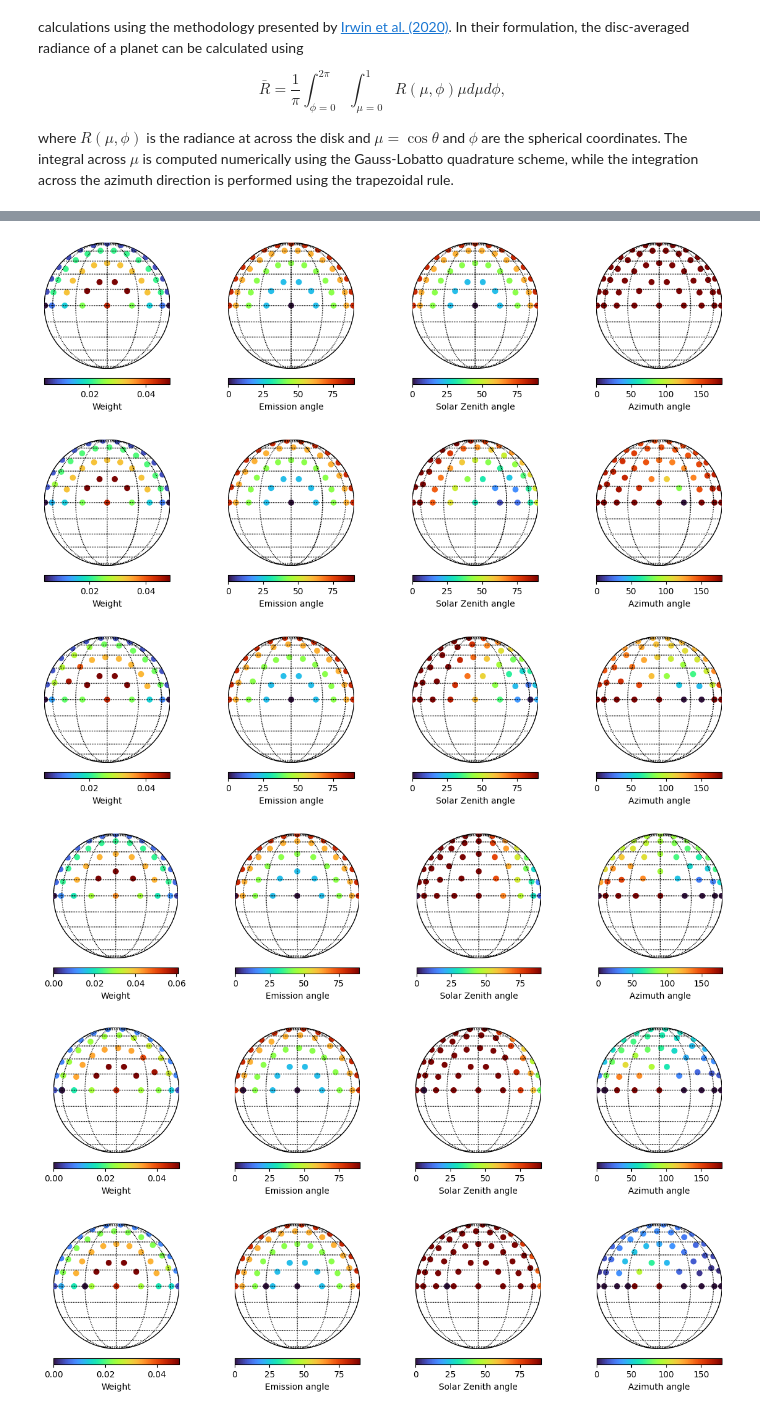
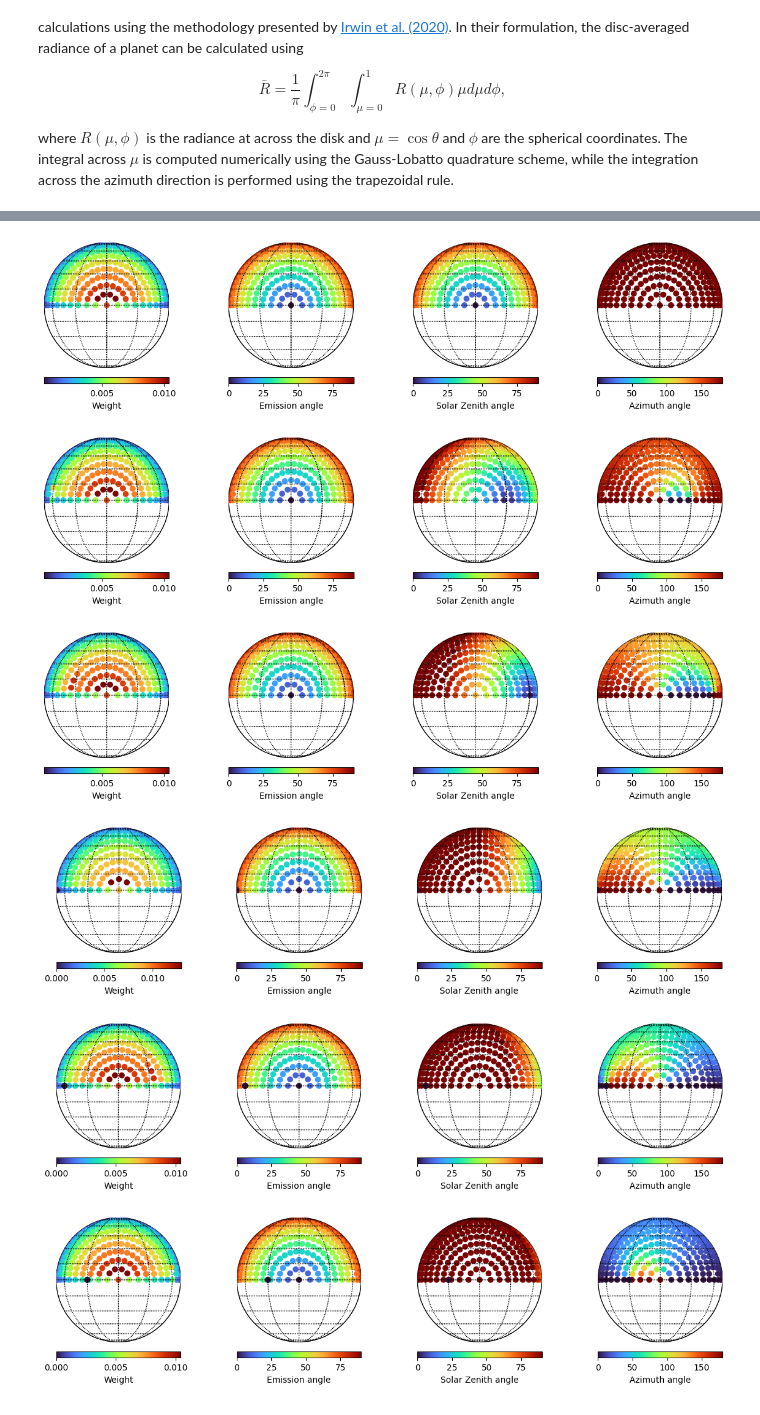
Before and after one commit to juanaldayparejo/archnemesis-dist, a Jupyter notebook: docs/examples/disc_weights/disc_weights.ipynb, the cells around one changed output, grey strips where cells are left out. Cells and saved outputs as stored; diff of their text form; code cells hidden in the pictures.

```diff
--- a/docs/examples/disc_weights/disc_weights.ipynb
+++ b/docs/examples/disc_weights/disc_weights.ipynb
@@ -28,26 +58,26 @@ In this example, we are going to assume we have measurements of the disc-average
 # %%
 #Initialise the Measurement class
 Measurement = ans.Measurement_0()
 
 #Define the number of measurements at different phases
 PHASES = np.arange(180.,360.,30.)  #From 270 (illuminated sideways) to 360 (primary transit)
 Measurement.NGEOM = len(PHASES)
 
 for igeom in range(Measurement.NGEOM):
     print("PHASE = ",PHASES[igeom])
-    Measurement.calc_avepoints_exoplanet(nmu=5,phase=PHASES[igeom],igeom=igeom)
+    Measurement.calc_avepoints_exoplanet(nmu=11,phase=PHASES[igeom],igeom=igeom)
 
 Measurement.plot_fov()
 # %% [output]
 PHASE =  180.0
 PHASE =  210.0
 PHASE =  240.0
 PHASE =  270.0
 PHASE =  300.0
 PHASE =  330.0
-[figure, old version]
+[figure, new version]
-[figure, old version]
+[figure, new version]
-[figure, old version]
+[figure, new version]
-[figure, old version]
+[figure, new version]
-[figure, old version]
+[figure, new version]
-[figure, old version]
+[figure, new version]
```
Also changed, not shown: parts of 4 cells of this notebook.
